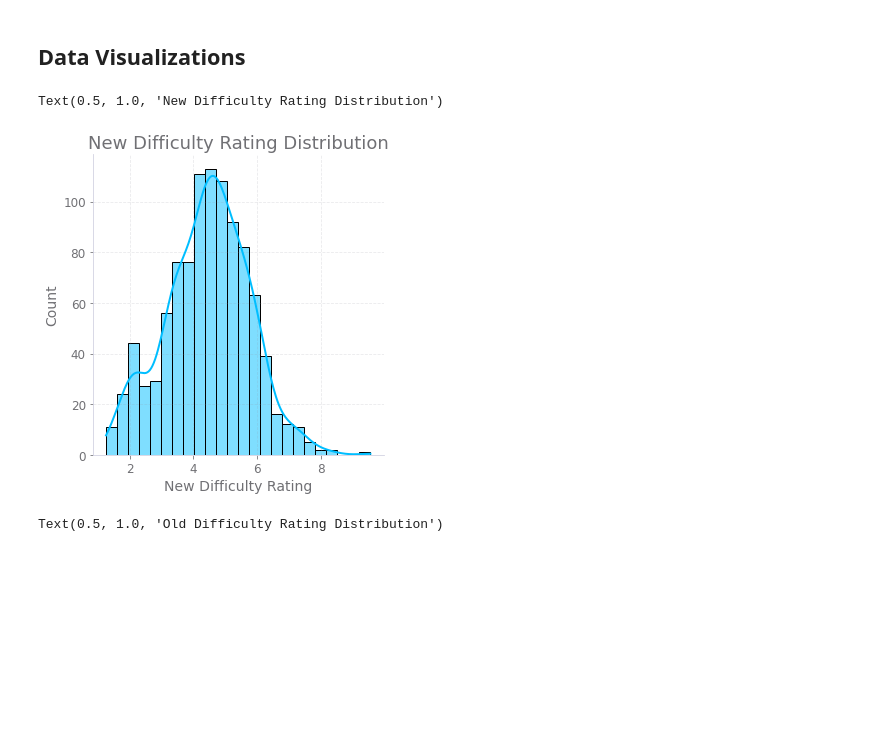
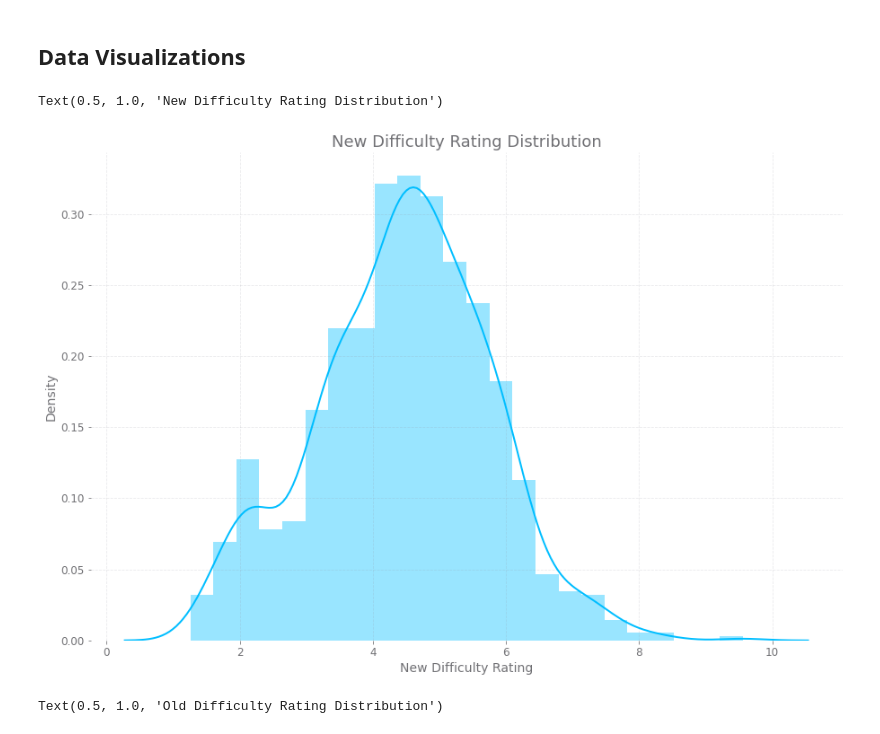
Before and after one commit to the-data-science-union/DSU-S2021-mlpp, a Jupyter notebook: spring21/recalculation/beatmap_difficulty.ipynb, the cells around one changed output. Cells and saved outputs as stored; diff of their text form; code cells hidden in the pictures; blank space fills up the shorter version.

```diff
--- a/spring21/recalculation/beatmap_difficulty.ipynb
+++ b/spring21/recalculation/beatmap_difficulty.ipynb
@@ -202,11 +203,12 @@ df_new_bm_difficulty
 # %% [markdown]
 ## Data Visualizations
 # %%
-sns.displot(data = df_new_bm_difficulty, x = 'New Difficulty Rating', kde = True)
+fig, ax = plt.subplots(figsize=(15,10))
+sns.distplot(df_new_bm_difficulty['New Difficulty Rating'], ax=ax, kde = True)
 plt.title('New Difficulty Rating Distribution')
 # %% [output]
 Text(0.5, 1.0, 'New Difficulty Rating Distribution')
-[figure, old version]
+[figure, new version]
 # %%
 sns.displot(data = df_sorted_bm_with_rating, x = 'Difficulty rating', kde = True)
 plt.title('Old Difficulty Rating Distribution')
```
Also changed, not shown: parts of 2 cells of this notebook, 5 other files.
